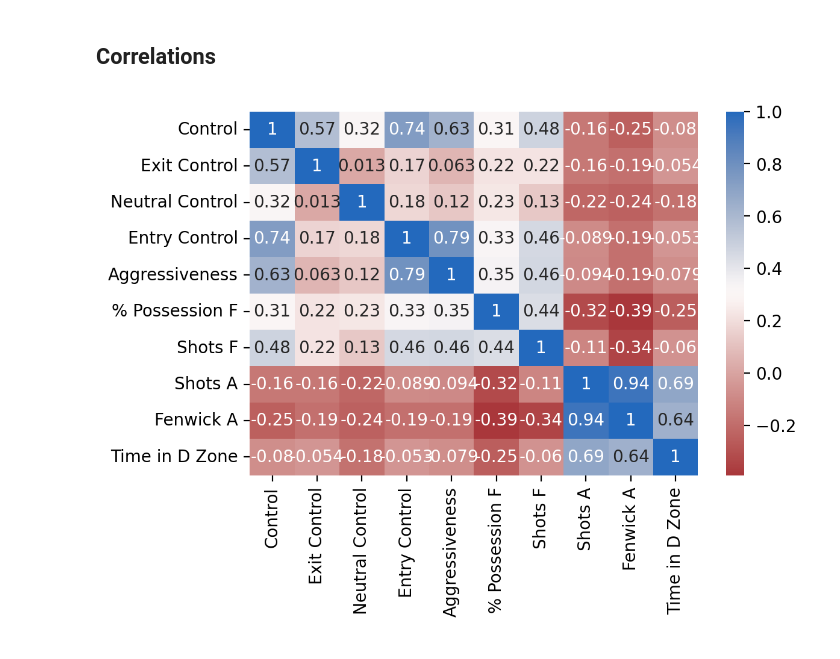
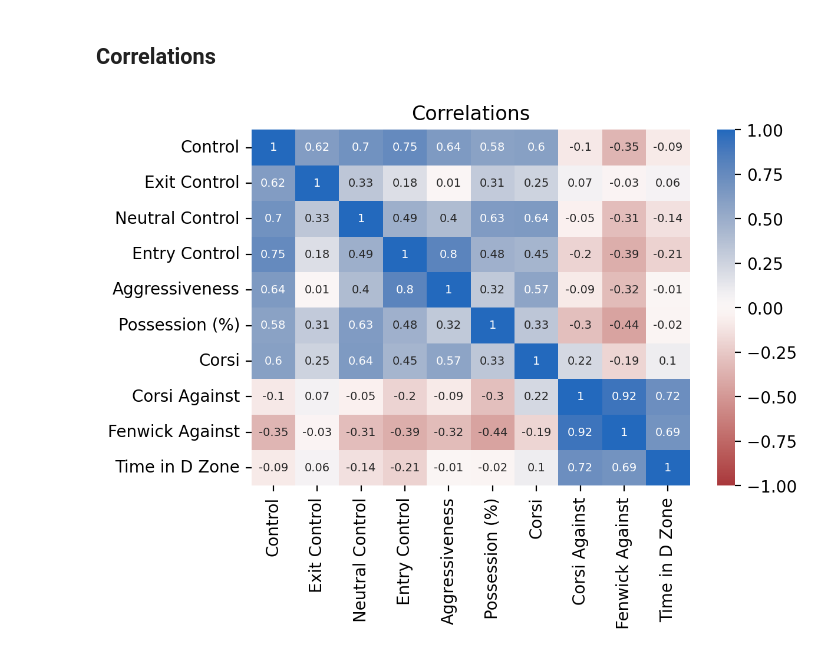
Before and after one commit to EmilyMWright/BDC-2024-PK-Control, a Jupyter notebook: analysis.ipynb, the cells around one changed output. Cells and saved outputs as stored; diff of their text form; code cells hidden in the pictures.

Commit message:
Clean up naming, add plot for distribution of control metric

```diff
--- a/analysis.ipynb
+++ b/analysis.ipynb
@@ -52,6 +54,7 @@ pk_df['Control'] = (
             + pk_df['Dump in F']
             + pk_df['Failed dump in F']
             + pk_df['Dump back F']
+            + pk_df['Failed dump back F']
         )
     )
 )
@@ -84,11 +87,14 @@ pk_df['Neutral Control'] = (
         (
             pk_df['Neutral zone pass F']
             + pk_df['Failed neutral zone pass F']
+            + pk_df['Cycle back F']
+            + pk_df['Failed cycle back F']
         ) +
         (
             pk_df['Dump F']
             + pk_df['Failed dump F']
             + pk_df['Dump back F']
+            + pk_df['Failed dump back F']
         )
     )
 )
@@ -112,10 +118,8 @@ pk_df['Entry Control'] = (
 # %% [markdown]
 ## Add penalty kill aggressiveness
 Interpreted as: seized opportunities enter the zone in a controlled manner
-# %%
-pk_df.drop(pk_df.loc[pk_df['Controlled entry A'] == 0].index, inplace=True)
 # %%
 pk_df['Aggressiveness'] = (
     (pk_df['Controlled entry F'] + pk_df['Failed controlled entry F']) /
-    pk_df['Controlled entry A']
+    (pk_df['Controlled entry A'] + pk_df['Dump A'] + pk_df['Dump in A'])
 )
@@ -130,19 +151,22 @@ pk_df.fillna(0, inplace=True)
 # %%
 corr = pk_df.loc[:,
                  (
                      'Control',
                      'Exit Control',
                      'Neutral Control',
                      'Entry Control',
                      'Aggressiveness',
-                     '% Possession F',
-                     'Shots F',
-                     'Shots A',
-                     'Fenwick A',
+                     # 'Lineup Composition',
+                     'Possession (%)',
+                     'Corsi',
+                     'Corsi Against',
+                     'Fenwick Against',
                      'Time in D Zone',
                  )
                 ].corr()
-g = sns.heatmap(corr, annot=True, cmap='vlag_r')
-plt.savefig('results/BDC_' + yr + '_Correlations_2.png')
+g = sns.heatmap(corr.round(2), annot=True, cmap='vlag_r', annot_kws={'size': 7}, vmin=-1, vmax=1)
+g.set_title('Correlations')
+plt.show()
+# g.figure.savefig('results/BDC_' + yr + '_Correlations_8.png', bbox_inches="tight")
 # %% [output]
-[figure, old version]
+[figure, new version]
```
Also changed, not shown: parts of 5 cells of this notebook.
